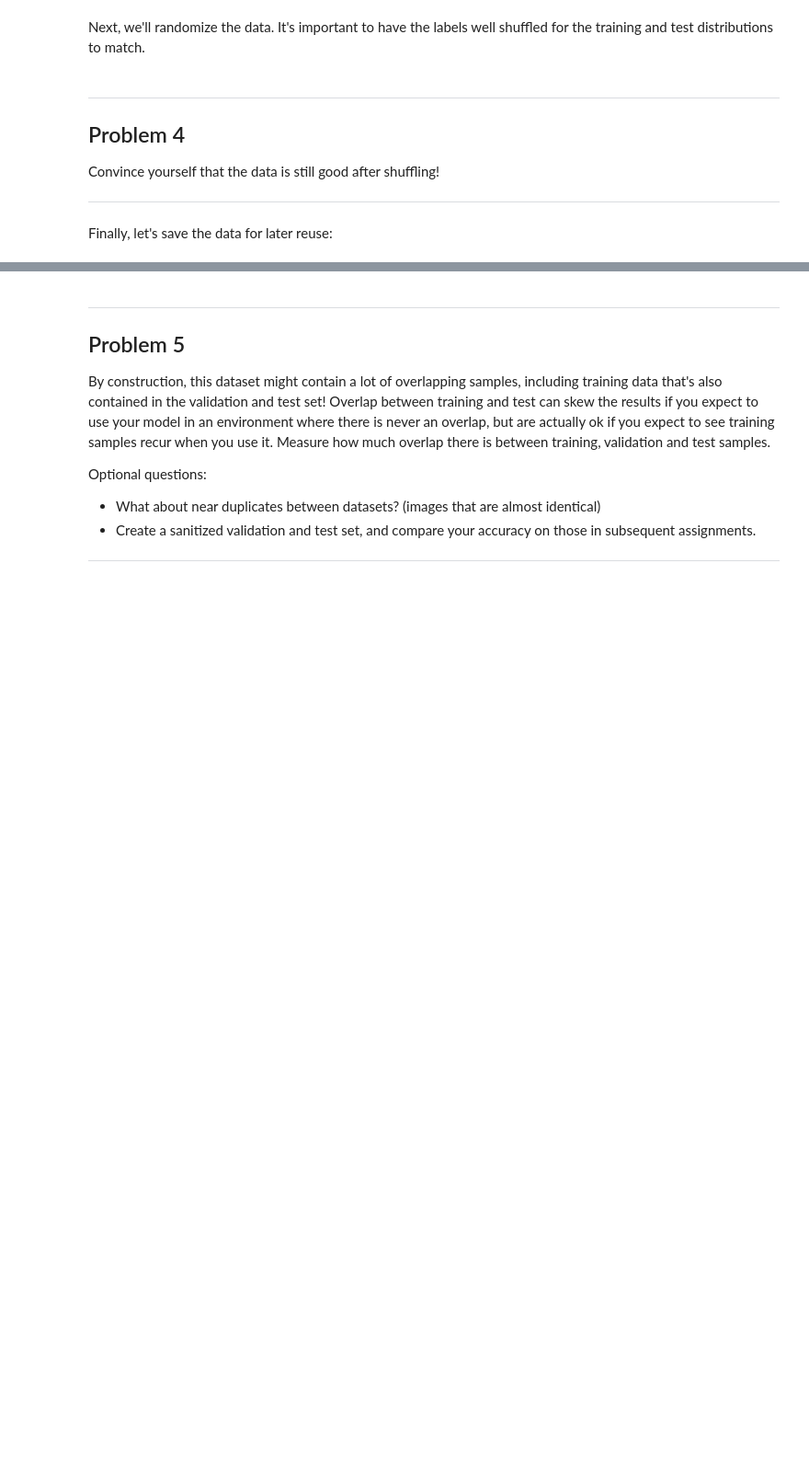
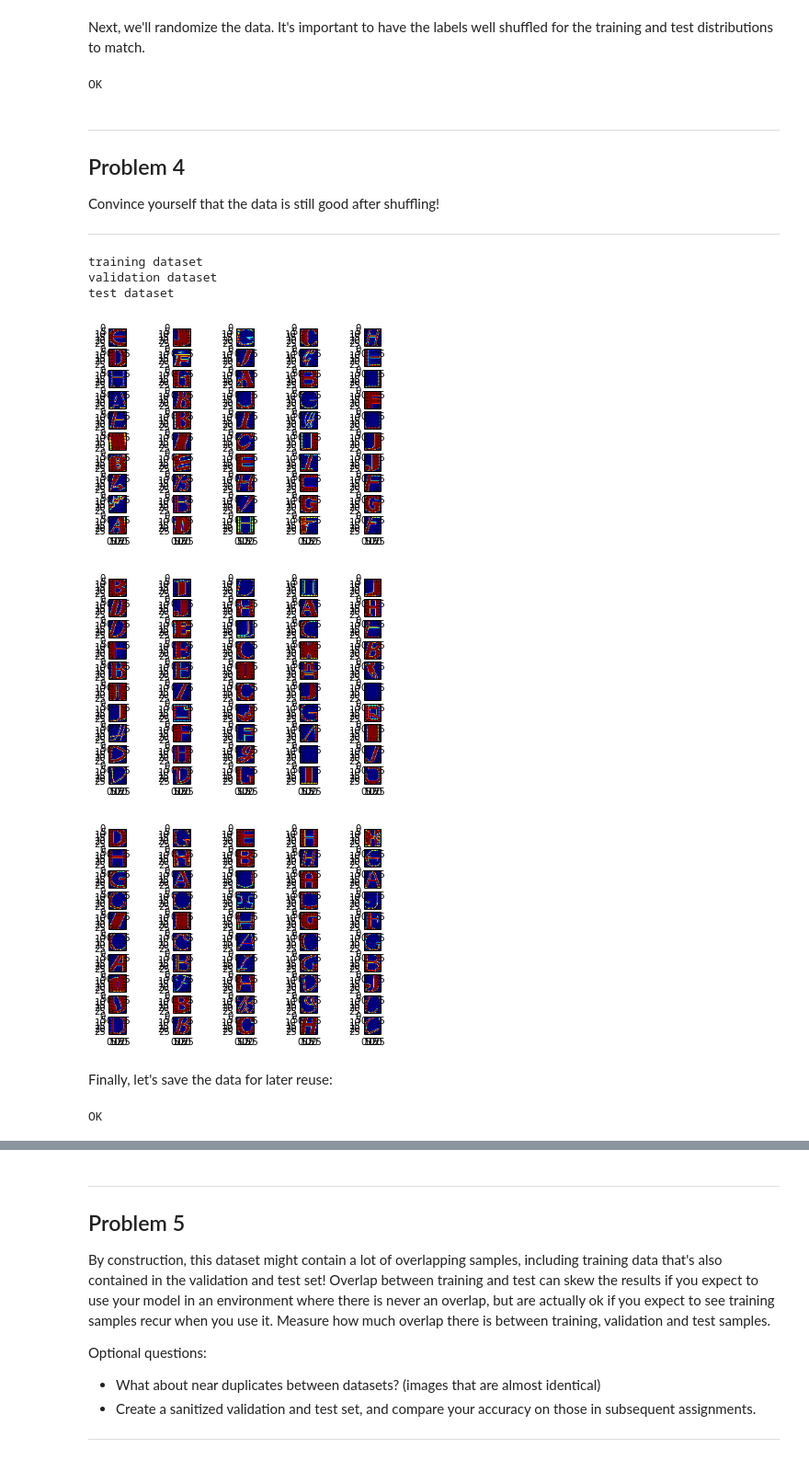
Before and after one commit to liangshuang1993/Udacity_DL, a Jupyter notebook: 1_notmnist.ipynb, the cells around one changed output, grey strips where cells are left out. Shown: that part at 92% size. Drawn from its saved outputs; the diff is of its cells as text; code cells hidden in the pictures; blank space fills up the shorter version.

```diff
--- a/1_notmnist.ipynb
+++ b/1_notmnist.ipynb
@@ -291,6 +341,9 @@ def randomize(dataset, labels):
 train_dataset, train_labels = randomize(train_dataset, train_labels)
 test_dataset, test_labels = randomize(test_dataset, test_labels)
 valid_dataset, valid_labels = randomize(valid_dataset, valid_labels)
+print("OK")
+# %% [output]
+OK
 # %% [markdown]
 ---
 Problem 4
@@ -298,6 +351,28 @@ Problem 4
 Convince yourself that the data is still good after shuffling!
 
 ---
+# %%
+#show 50 images
+def showImage(data_set):
+    plt.figure()
+    Images = data_set[0:50,:,:]
+    for index,Image in enumerate(Images):
+        plt.subplot(10, 5, index+1)
+        plt.imshow(Image)
+
+print("training dataset")
+showImage(train_dataset)
+print("validation dataset")
+showImage(valid_dataset)
+print("test dataset")
+showImage(test_dataset)
+# %% [output]
+training dataset
+validation dataset
+test dataset
+[figure, added]
+[figure, added]
+[figure, added]
 # %% [markdown]
 Finally, let's save the data for later reuse:
 # %%
@@ -318,6 +393,9 @@ try:
 except Exception as e:
   print('Unable to save data to', pickle_file, ':', e)
   raise
+print("OK")
+# %% [output]
+OK
 # %%
 statinfo = os.stat(pickle_file)
 print('Compressed pickle size:', statinfo.st_size)
```
Also changed, not shown: parts of 10 cells of this notebook.
